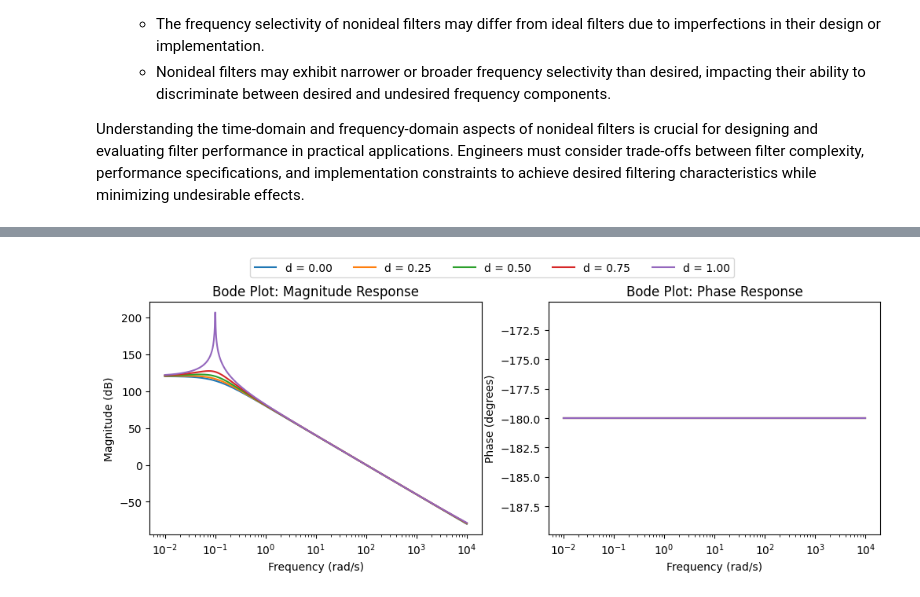
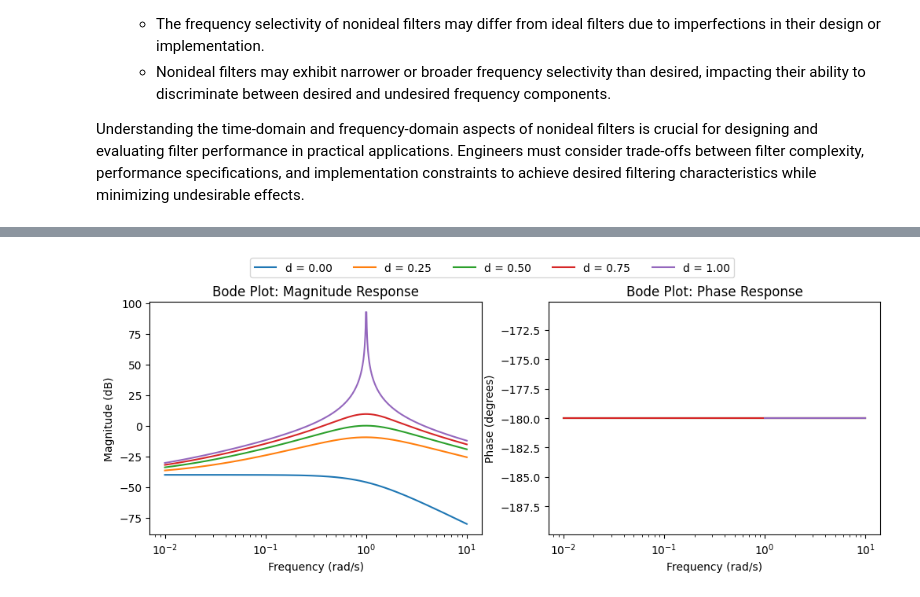
Before and after one commit to AdhTri001/iiserbCodeCollective, a Jupyter notebook: course_work/SnS_asg/groupProj/CodeDemonstrations.ipynb, the cells around one changed output, grey strips where cells are left out. Drawn from its saved outputs; the diff is of its cells as text; code cells hidden in the pictures.

```diff
--- a/course_work/SnS_asg/CodeDemonstrations.ipynb
+++ b/course_work/SnS_asg/groupProj/CodeDemonstrations.ipynb
@@ -313,29 +313,30 @@ Where $\omega_n = \sqrt{k/M}$ is referred to as the undamped natural frequency,
 # %%
 def getTransferFunction(d, wn):
     return signal.TransferFunction(
         [wn**2, 2j*d*wn, 0],
         [-1, 2j*d*wn, wn**2]
     )
 
 plt.figure(figsize=(12, 4))
 ax1 = plt.subplot2grid((1,2), (0,0))
 ax2 = plt.subplot2grid((1,2), (0,1))
+wn = .1
 
 for d in np.linspace(0, 1, 5):
     omega, magnitude, phase = signal.bode(getTransferFunction(d, wn), n = 1000)
     ax1.semilogx(omega[::-1], magnitude, label = f'd = {d:.2f}')
     ax1.set(title = 'Bode Plot: Magnitude Response')
     ax1.set(xlabel = 'Frequency (rad/s)')
     ax1.set(ylabel = 'Magnitude (dB)')
 
     ax2.semilogx(omega[::-1], phase, label = f'd = {d:.2f}')
     ax2.set(title = 'Bode Plot: Phase Response')
     ax2.set(xlabel = 'Frequency (rad/s)')
     ax2.set(ylabel = 'Phase (degrees)')
 
 # Put a legend below current axis
 plt.suptitle('')
 plt.subplots_adjust(top=.85)
 plt.figlegend(*ax2.get_legend_handles_labels(), loc = 'upper center', ncol=5, labelspacing=0.3);
 # %% [output]
-[figure, old version]
+[figure, new version]
```
Also changed, not shown: parts of 1 cell of this notebook, 27 other files.
